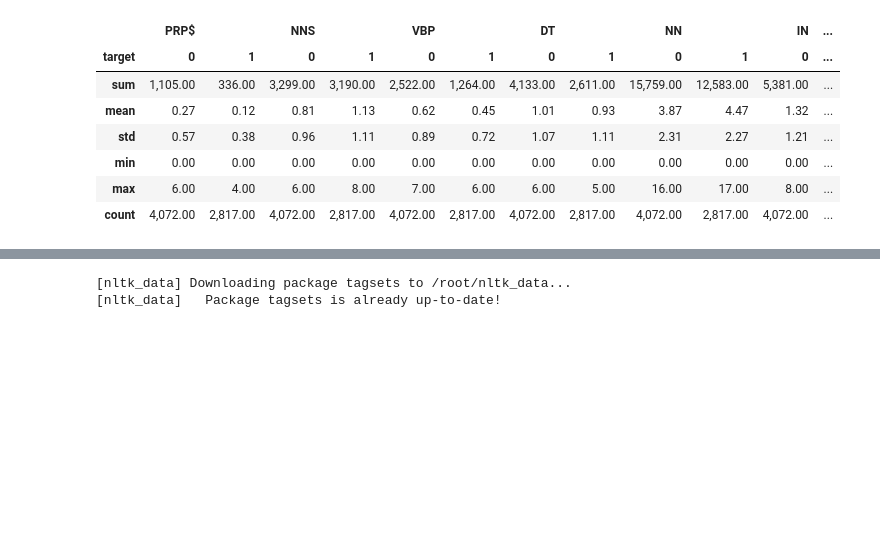
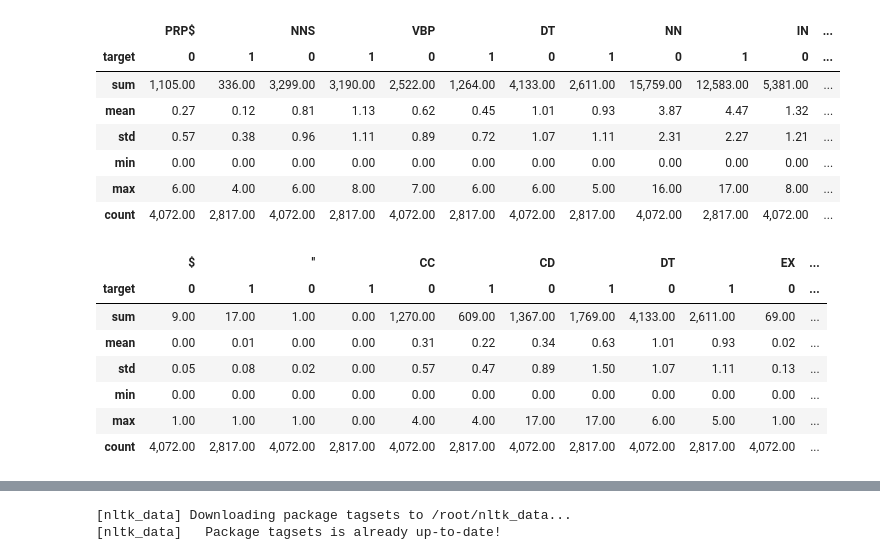
Before and after one commit to Ignacio-Ibarra/NLP-Disasters, a Jupyter notebook: Copia_de_TP1_cambios_v4.ipynb, the cells around one changed output, grey strips where cells are left out. Drawn from its saved outputs; the diff is of its cells as text; code cells hidden in the pictures; blank space fills up the shorter version.

```diff
--- a/Copia_de_TP1_cambios_v4.ipynb
+++ b/Copia_de_TP1_cambios_v4.ipynb
@@ -661,3 +661,16 @@ tags_stats_by_target
 | min | 0.00 | 0.00 | 0.00 | 0.00 | 0.00 | 0.00 | 0.00 | 0.00 | 0.00 | 0.00 | 0.00 | ... |
 | max | 6.00 | 4.00 | 6.00 | 8.00 | 7.00 | 6.00 | 6.00 | 5.00 | 16.00 | 17.00 | 8.00 | ... |
 | count | 4,072.00 | 2,817.00 | 4,072.00 | 2,817.00 | 4,072.00 | 2,817.00 | 4,072.00 | 2,817.00 | 4,072.00 | 2,817.00 | 4,072.00 | ... |
+# %%
+#Ordeno alfabéticamente las columnas para poder agrupar las sub-clases de palabras cerca.
+tags_stats_by_target = tags_stats_by_target.reindex(sorted(tags_stats_by_target.columns), axis=1)
+tags_stats_by_target
+# %% [output]
+|  | $ |  | '' |  | CC |  | CD |  | DT |  | EX | ... |
+| target | 0 | 1 | 0 | 1 | 0 | 1 | 0 | 1 | 0 | 1 | 0 | ... |
+| sum | 9.00 | 17.00 | 1.00 | 0.00 | 1,270.00 | 609.00 | 1,367.00 | 1,769.00 | 4,133.00 | 2,611.00 | 69.00 | ... |
+| mean | 0.00 | 0.01 | 0.00 | 0.00 | 0.31 | 0.22 | 0.34 | 0.63 | 1.01 | 0.93 | 0.02 | ... |
+| std | 0.05 | 0.08 | 0.02 | 0.00 | 0.57 | 0.47 | 0.89 | 1.50 | 1.07 | 1.11 | 0.13 | ... |
+| min | 0.00 | 0.00 | 0.00 | 0.00 | 0.00 | 0.00 | 0.00 | 0.00 | 0.00 | 0.00 | 0.00 | ... |
+| max | 1.00 | 1.00 | 1.00 | 0.00 | 4.00 | 4.00 | 17.00 | 17.00 | 6.00 | 5.00 | 1.00 | ... |
+| count | 4,072.00 | 2,817.00 | 4,072.00 | 2,817.00 | 4,072.00 | 2,817.00 | 4,072.00 | 2,817.00 | 4,072.00 | 2,817.00 | 4,072.00 | ... |
```
Also changed, not shown: parts of 10 cells of this notebook.
